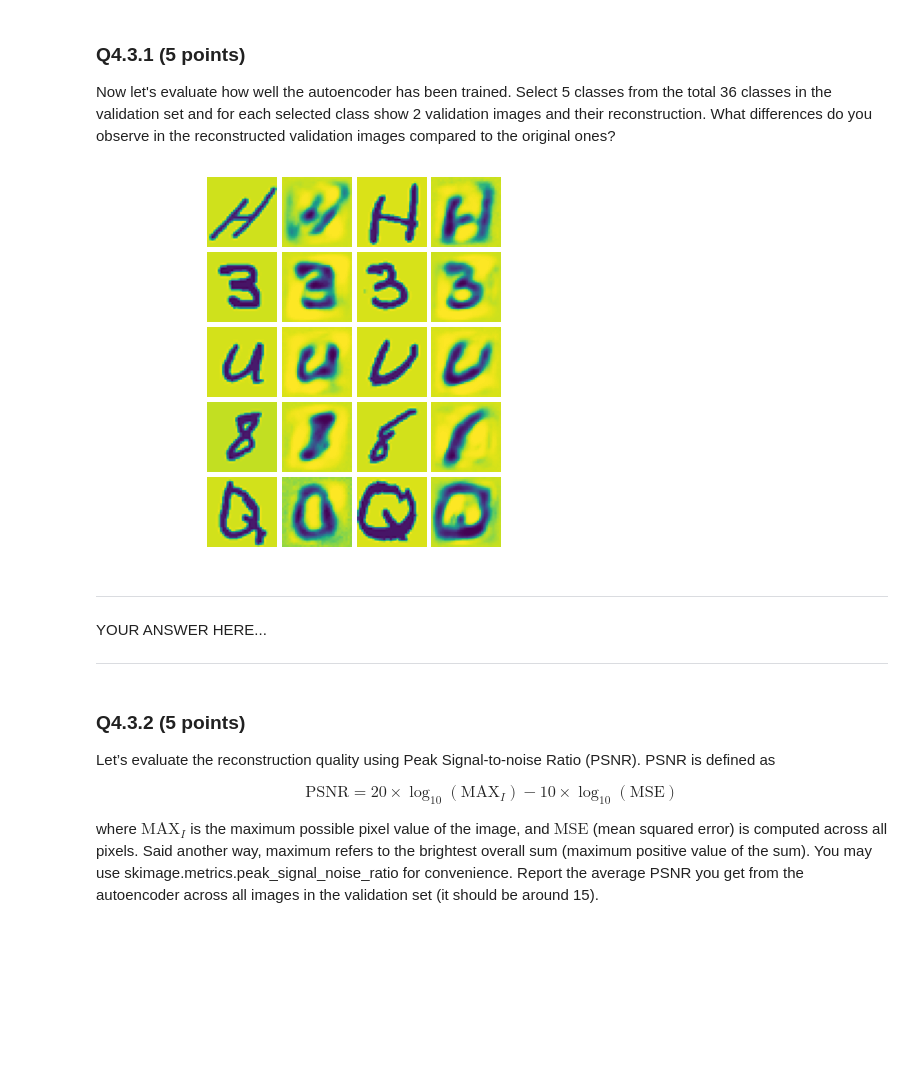
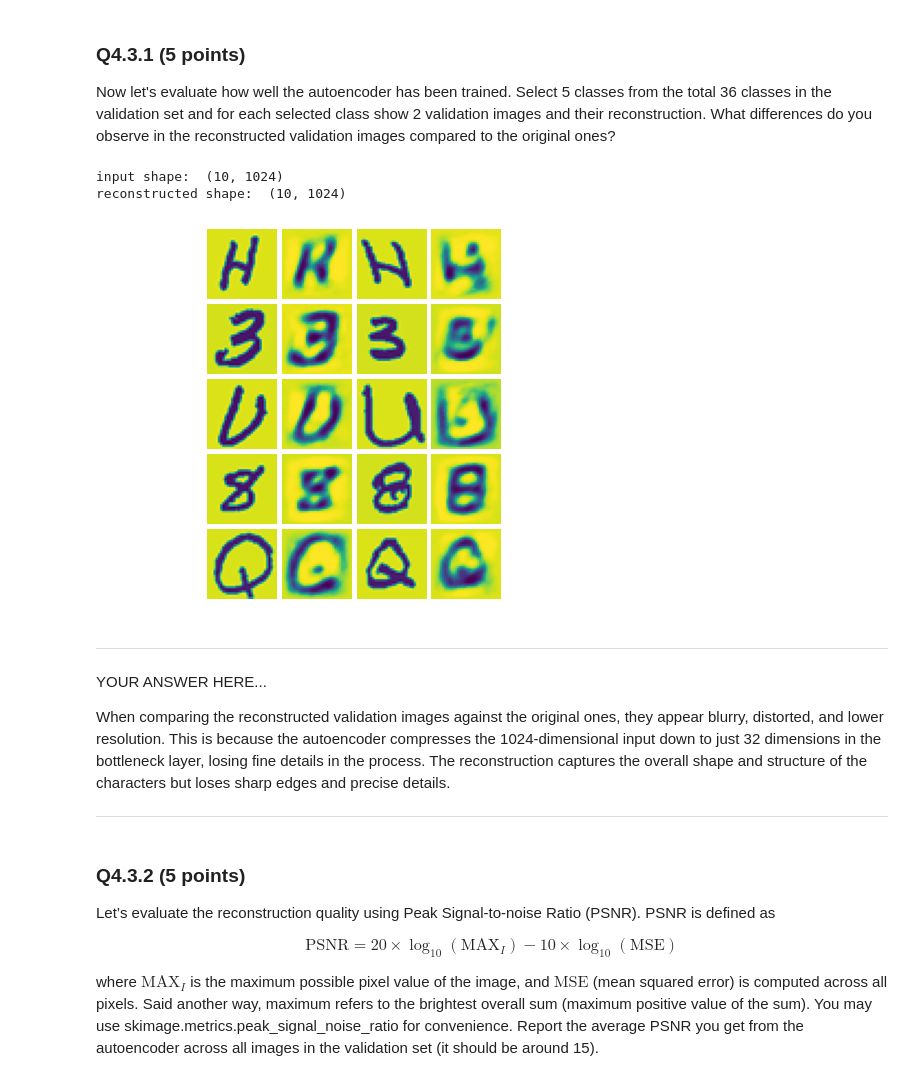
Before and after one commit to w3ichen/cv-hw, a Jupyter notebook: 16720/HW5_NeuralNetworks/HW5_NeuralNetworks.ipynb, the cells around one changed output. Saved outputs shown, nothing was run; the diff lists cells and outputs as text; code cells hidden in the pictures; blank space fills up the shorter version.

```diff
--- a/16720/HW5_NeuralNetworks/HW5_NeuralNetworks.ipynb
+++ b/16720/HW5_NeuralNetworks/HW5_NeuralNetworks.ipynb
@@ -1372,40 +1418,53 @@ Now let's evaluate how well the autoencoder has been trained. Select 5 classes f
 visualize_labels = ["H", "3", "U", "8", "Q"]
 
 # get 2 validation images from each label to visualize
 visualize_x = np.zeros((2*len(visualize_labels), valid_x.shape[1]))
 for i, label in enumerate(visualize_labels):
     idx = 26+int(label) if label.isnumeric() else string.ascii_lowercase.index(label.lower())
     choices = np.random.choice(np.arange(100*idx, 100*(idx+1)), 2, replace=False)
     visualize_x[2*i:2*i+2] = valid_x[choices]
 
 # run visualize_x through your network
 # using the forward() function you wrote in Q2.2.1
 reconstructed_x = visualize_x
 # TODO: name the output reconstructed_x
 ##########################
 ##### your code here #####
+
+h1 = forward(visualize_x, params, 'layer1', relu)
+h2 = forward(h1, params, 'layer2', relu)
+h3 = forward(h2, params, 'layer3', relu)
+reconstructed_x = forward(h3, params, 'output', sigmoid)
+
+print("input shape: ", visualize_x.shape)
+print("reconstructed shape: ", reconstructed_x.shape)
 ##########################
 
 
 # visualize
 fig = plt.figure()
 plt.axis("off")
 grid = ImageGrid(fig, 111, nrows_ncols=(len(visualize_labels), 4), axes_pad=0.05)
 for i, ax in enumerate(grid):
     if i % 2 == 0:
         ax.imshow(visualize_x[i//2].reshape((32, 32)).T)
     else:
         ax.imshow(reconstructed_x[i//2].reshape((32, 32)).T)
     ax.set_axis_off()
 plt.show()
 # %% [output]
+input shape:  (10, 1024)
+reconstructed shape:  (10, 1024)
-[figure, old version]
+[figure, new version]
-# %% [markdown]
----
-
-YOUR ANSWER HERE...
-
----
+# %% [markdown]
+---
+
+YOUR ANSWER HERE...
+
+When comparing the reconstructed validation images against the original ones, they appear blurry, distorted, and lower resolution. This is because the autoencoder compresses the 1024-dimensional input down to just 32 dimensions in the bottleneck layer, losing fine details in the process. The reconstruction captures the overall shape and structure of the characters but loses sharp edges and precise details.
+
+
+---
 # %% [markdown]
 ### Q4.3.2 (5 points)
 
```
Also changed, not shown: parts of 7 cells of this notebook.
